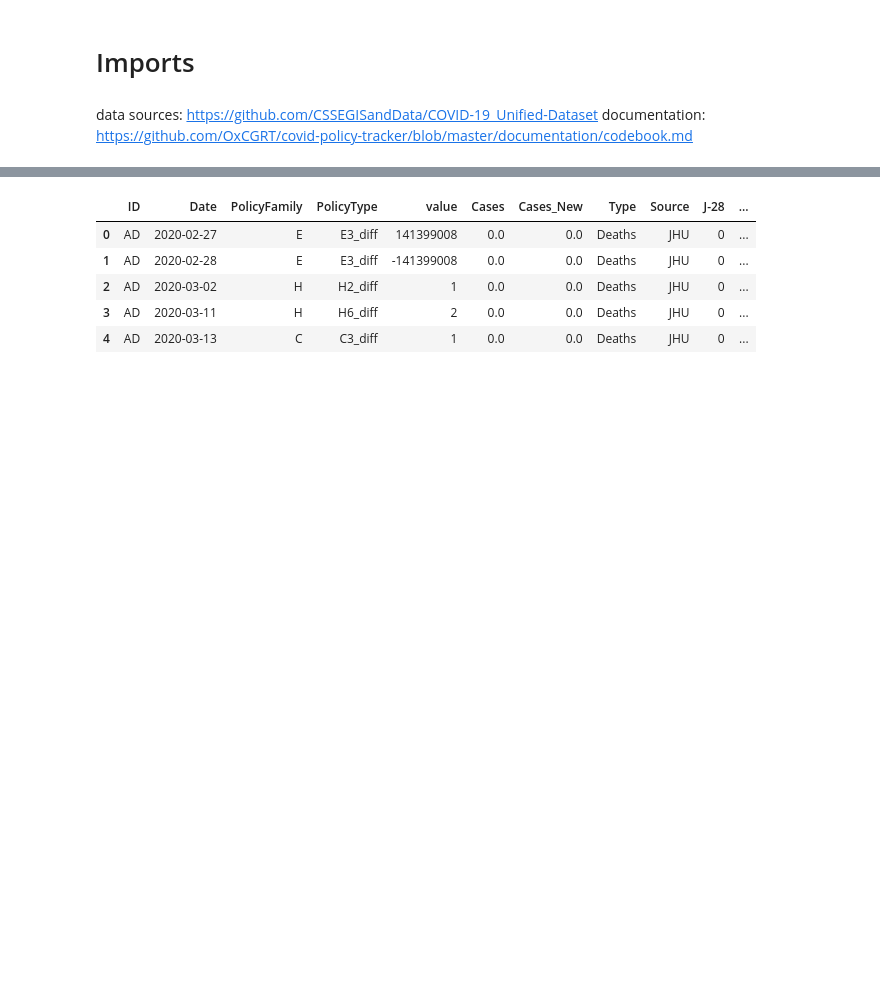
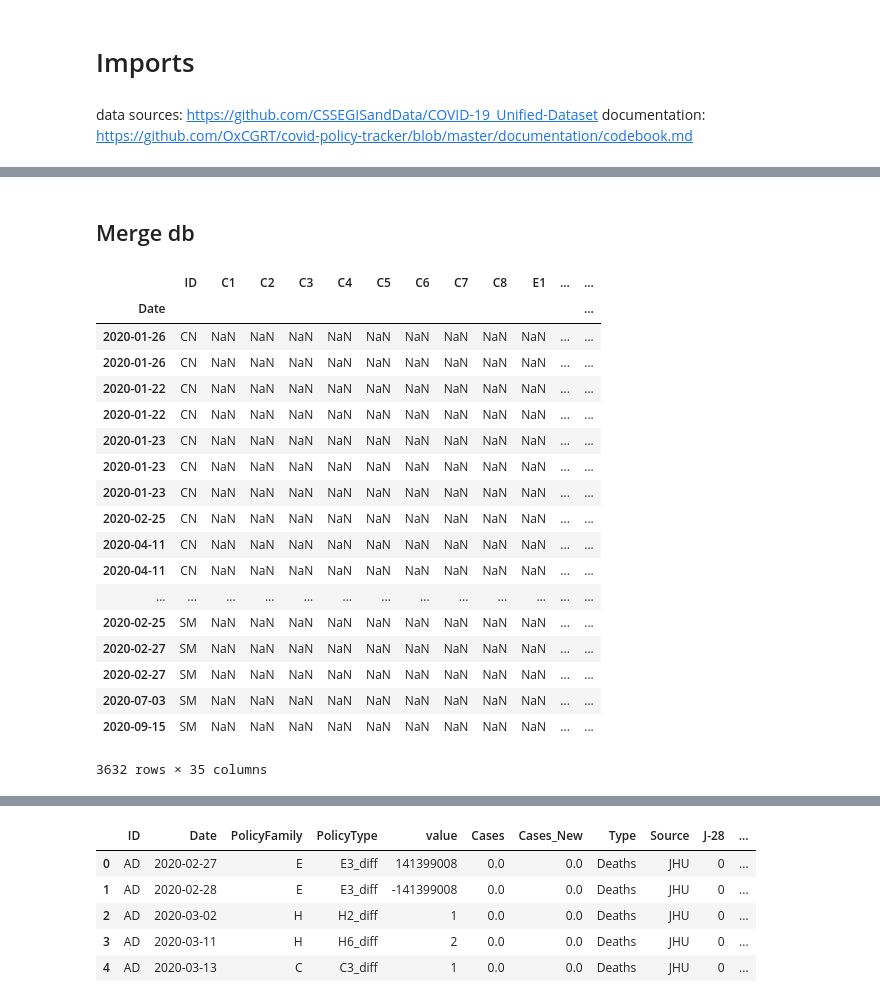
Before and after one commit to TristanBOOK/coronanet, a Jupyter notebook: Notebooks/paul_db_enriched.ipynb, the cells around one changed output, grey strips where cells are left out. Drawn from its saved outputs; the diff is of its cells as text; code cells hidden in the pictures; blank space fills up the shorter version.

```diff
--- a/Notebooks/paul_db_enriched.ipynb
+++ b/Notebooks/paul_db_enriched.ipynb
@@ -10,0 +15,17 @@ from sklearn.preprocessing import OneHotEncoder
+# %%
+lma_baseline=pd.read_csv('/Users/paulcharpentier/code/TristanBOOK/coronanet/coronanet/data/LMA_relative_time_cases.csv')
+lma_baseline['Cases']=lma_baseline['Cases'].astype(float)
+lma_baseline=lma_baseline.drop('Unnamed: 0',axis=1)
+
+J_14=(lma_baseline['Cases']/lma_baseline['J-14'])**(1/13)
+J14=(lma_baseline['J14']/lma_baseline['Cases'])**(1/13)
+J7=(lma_baseline['J7']/lma_baseline['Cases'])**(1/6)
+J21=(lma_baseline['J21']/lma_baseline['Cases'])**(1/20)
+
+lma_baseline['Delta7']=(J7/J_14)
+lma_baseline['Delta14']=(J14/J_14)
+lma_baseline['Delta21']=(J21/J_14)
+# %%
+delta_30=lma_baseline[['Date','ID','Policy','Delta7','Delta14','Delta21']]
+delta_30['Country']=delta_30['ID']
+delta_30.set_index('Date',inplace=True)
@@ -10,0 +75,27 @@ from sklearn.preprocessing import OneHotEncoder
+# %% [markdown]
+## Merge db
+# %%
+df=clean_df
+df=df.merge(delta_30,on=['Date','ID'],how='right')
+# %%
+df
+# %% [output]
+|  | ID | C1 | C2 | C3 | C4 | C5 | C6 | C7 | C8 | E1 | ... | ... |
+| Date |  |  |  |  |  |  |  |  |  |  |  | ... |
+| 2020-01-26 | CN | NaN | NaN | NaN | NaN | NaN | NaN | NaN | NaN | NaN | ... | ... |
+| 2020-01-26 | CN | NaN | NaN | NaN | NaN | NaN | NaN | NaN | NaN | NaN | ... | ... |
+| 2020-01-22 | CN | NaN | NaN | NaN | NaN | NaN | NaN | NaN | NaN | NaN | ... | ... |
+| 2020-01-22 | CN | NaN | NaN | NaN | NaN | NaN | NaN | NaN | NaN | NaN | ... | ... |
+| 2020-01-23 | CN | NaN | NaN | NaN | NaN | NaN | NaN | NaN | NaN | NaN | ... | ... |
+| 2020-01-23 | CN | NaN | NaN | NaN | NaN | NaN | NaN | NaN | NaN | NaN | ... | ... |
+| 2020-01-23 | CN | NaN | NaN | NaN | NaN | NaN | NaN | NaN | NaN | NaN | ... | ... |
+| 2020-02-25 | CN | NaN | NaN | NaN | NaN | NaN | NaN | NaN | NaN | NaN | ... | ... |
+| 2020-04-11 | CN | NaN | NaN | NaN | NaN | NaN | NaN | NaN | NaN | NaN | ... | ... |
+| 2020-04-11 | CN | NaN | NaN | NaN | NaN | NaN | NaN | NaN | NaN | NaN | ... | ... |
+| ... | ... | ... | ... | ... | ... | ... | ... | ... | ... | ... | ... | ... |
+| 2020-02-25 | SM | NaN | NaN | NaN | NaN | NaN | NaN | NaN | NaN | NaN | ... | ... |
+| 2020-02-27 | SM | NaN | NaN | NaN | NaN | NaN | NaN | NaN | NaN | NaN | ... | ... |
+| 2020-02-27 | SM | NaN | NaN | NaN | NaN | NaN | NaN | NaN | NaN | NaN | ... | ... |
+| 2020-07-03 | SM | NaN | NaN | NaN | NaN | NaN | NaN | NaN | NaN | NaN | ... | ... |
+| 2020-09-15 | SM | NaN | NaN | NaN | NaN | NaN | NaN | NaN | NaN | NaN | ... | ... |
+3632 rows × 35 columns
```
Also changed, not shown: parts of 45 cells of this notebook.
